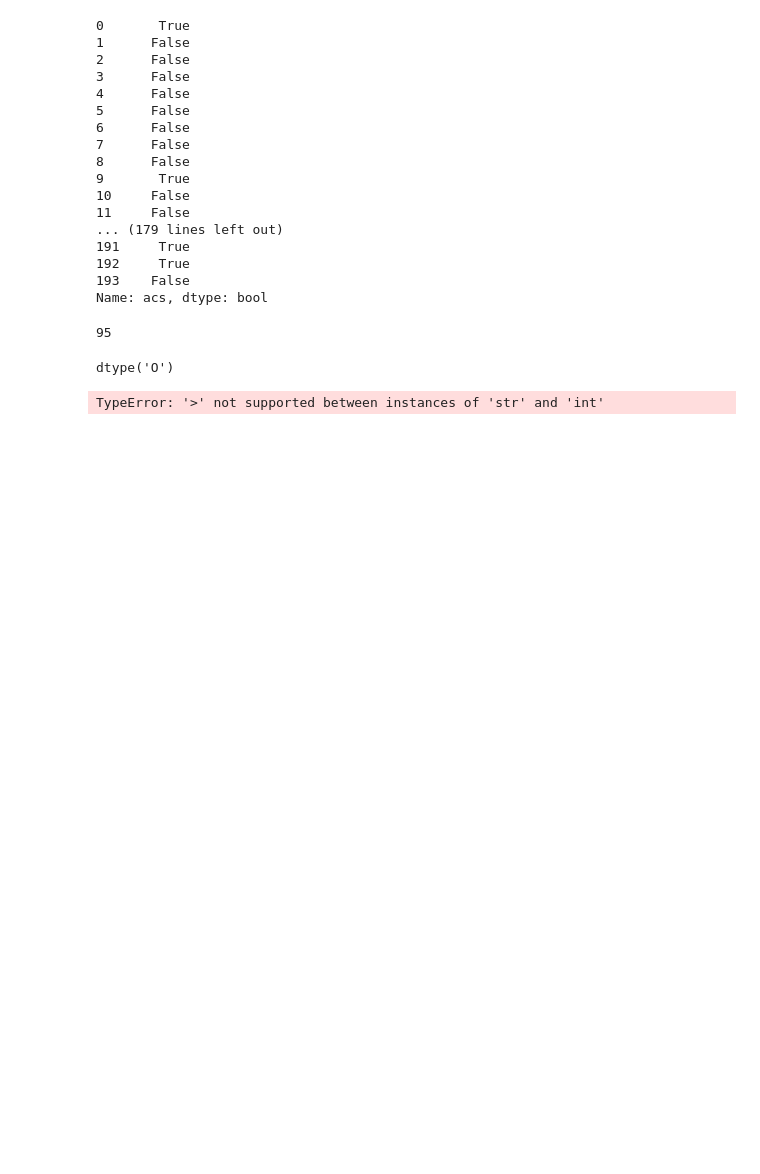
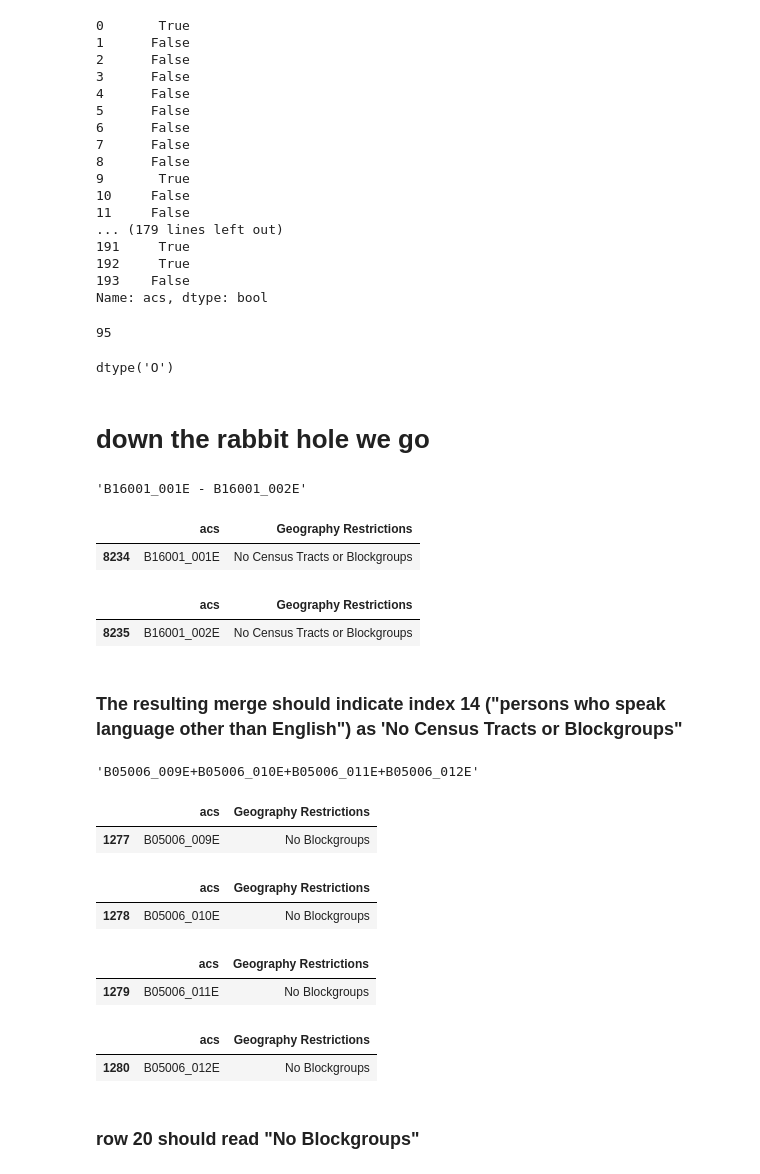
Before and after one commit to jchen321/geosnap4ed-1, a Jupyter notebook: census_reference_chart-02.ipynb, the cells around one changed output. Saved outputs shown, nothing was run; the diff lists cells and outputs as text; code cells hidden in the pictures; blank space fills up the shorter version.

```diff
--- a/census_reference_chart-02.ipynb
+++ b/census_reference_chart-02.ipynb
@@ -162,8 +174,48 @@ head['acs'] = head['acs'].astype(str)
 head.acs.dtype
 # %% [output]
 dtype('O')
+# %% [markdown]
+# down the rabbit hole we go
 # %%
-head.loc[head['acs'] > 12]
+head.loc[14]['acs']
 # %% [output]
-TypeError: '>' not supported between instances of 'str' and 'int'
+'B16001_001E - B16001_002E'
+# %%
+inc.loc[inc['acs'] == 'B16001_001E']
+# %% [output]
+|  | acs | Geography Restrictions |
+| 8234 | B16001_001E | No Census Tracts or Blockgroups |
+# %%
+inc.loc[inc['acs'] == 'B16001_002E']
+# %% [output]
+|  | acs | Geography Restrictions |
+| 8235 | B16001_002E | No Census Tracts or Blockgroups |
+# %% [markdown]
+### The resulting merge should indicate index 14 ("persons who speak language other than English") as 'No Census Tracts or Blockgroups"
+# %%
+head.loc[20]['acs']
+# %% [output]
+'B05006_009E+B05006_010E+B05006_011E+B05006_012E'
+# %%
+inc.loc[inc['acs'] == 'B05006_009E']
+# %% [output]
+|  | acs | Geography Restrictions |
+| 1277 | B05006_009E | No Blockgroups |
+# %%
+inc.loc[inc['acs'] == 'B05006_010E']
+# %% [output]
+|  | acs | Geography Restrictions |
+| 1278 | B05006_010E | No Blockgroups |
+# %%
+inc.loc[inc['acs'] == 'B05006_011E']
+# %% [output]
+|  | acs | Geography Restrictions |
+| 1279 | B05006_011E | No Blockgroups |
+# %%
+inc.loc[inc['acs'] == 'B05006_012E']
+# %% [output]
+|  | acs | Geography Restrictions |
+| 1280 | B05006_012E | No Blockgroups |
+# %% [markdown]
+### row 20 should read "No Blockgroups"
 # %%
```
Also changed, not shown: parts of 19 cells of this notebook.
